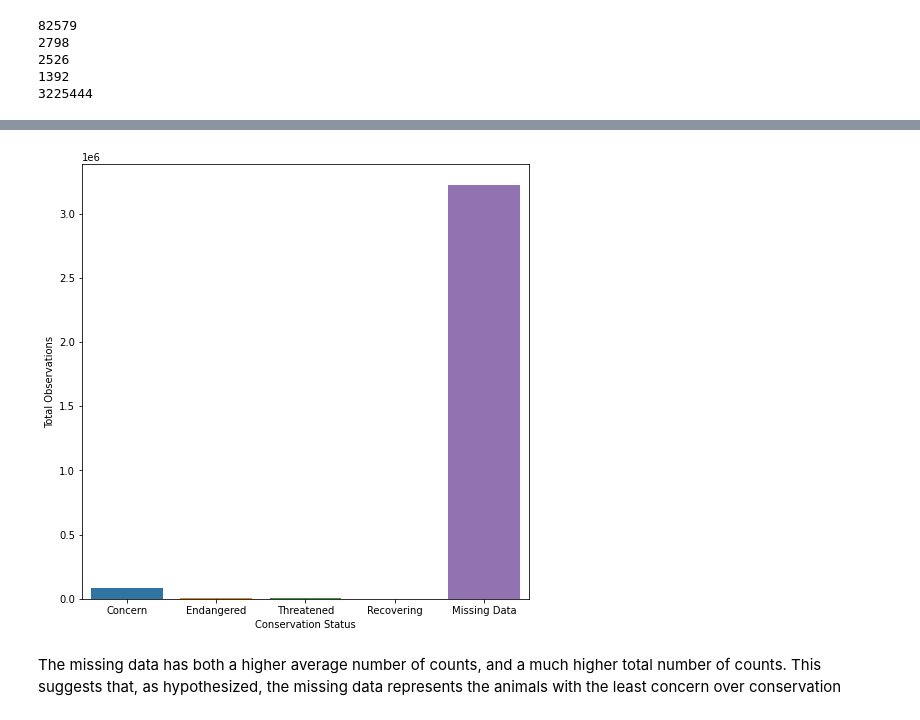
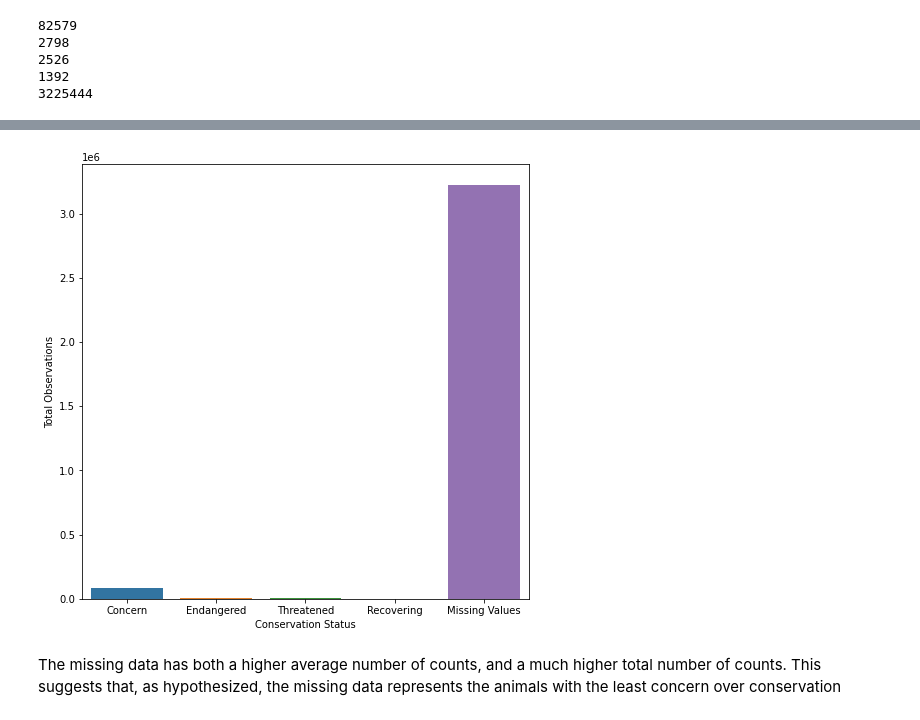
Before and after one commit to JJBarnes/Biodiversity, a Jupyter notebook: biodiversity.ipynb, the cells around one changed output, grey strips where cells are left out. Saved outputs shown, nothing was run; the diff lists cells and outputs as text; code cells hidden in the pictures.

```diff
--- a/biodiversity.ipynb
+++ b/biodiversity.ipynb
@@ -265,11 +288,11 @@ print(numbers)
 # %%
 fig, ax = plt.subplots(figsize = (8,8))
 sns.barplot(x = [0,1,2,3,4], y = numbers)
 ax.set(ylabel = "Total Observations", xlabel = "Conservation Status")
-ax.set_xticklabels(["Concern", "Endangered", "Threatened", "Recovering", "Missing Data"])
+ax.set_xticklabels(["Concern", "Endangered", "Threatened", "Recovering", "Missing Values"])
 plt.show()
 # %% [output]
-[figure, old version]
+[figure, new version]
 # %% [markdown]
 The missing data has both a higher average number of counts, and a much higher total number of counts. This suggests that, as hypothesized, the missing data represents the animals with the least concern over conservation
 # %%
```
Also changed, not shown: parts of 40 cells of this notebook.
